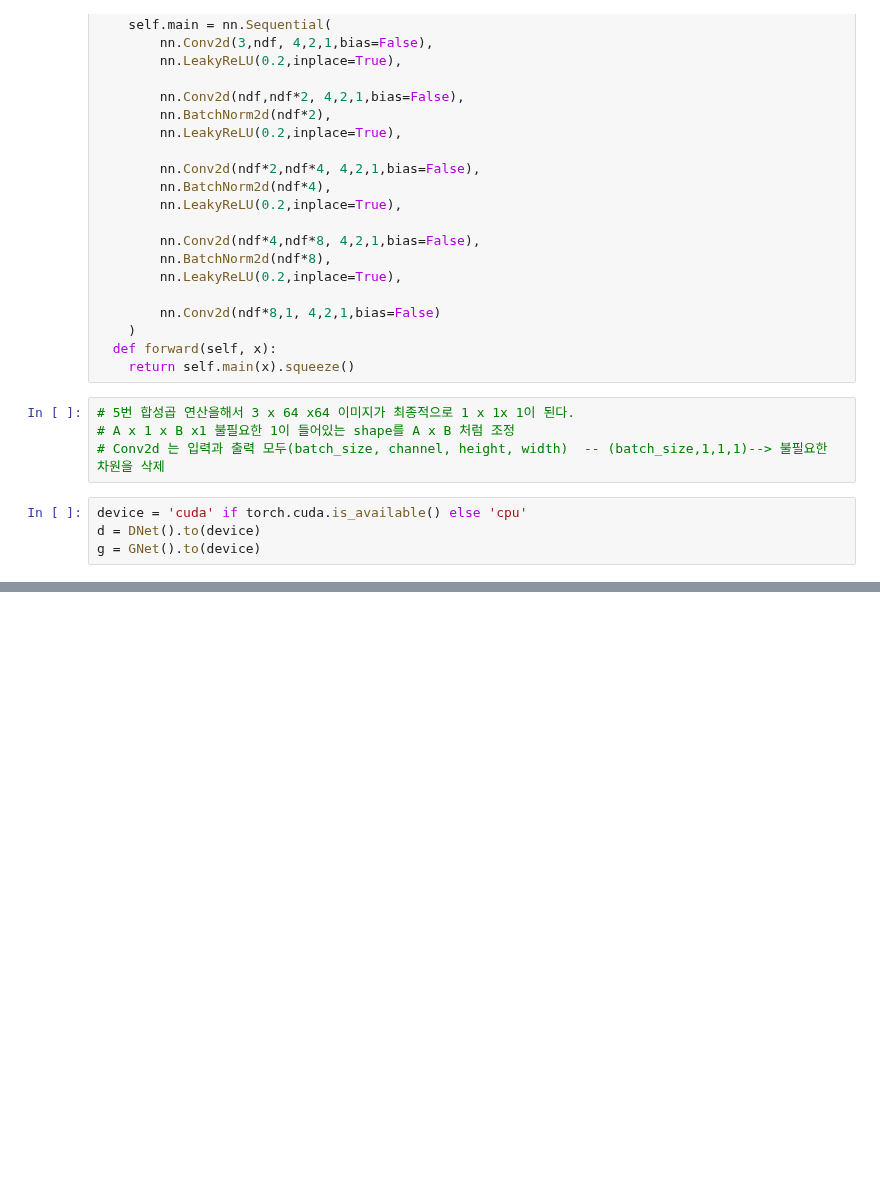
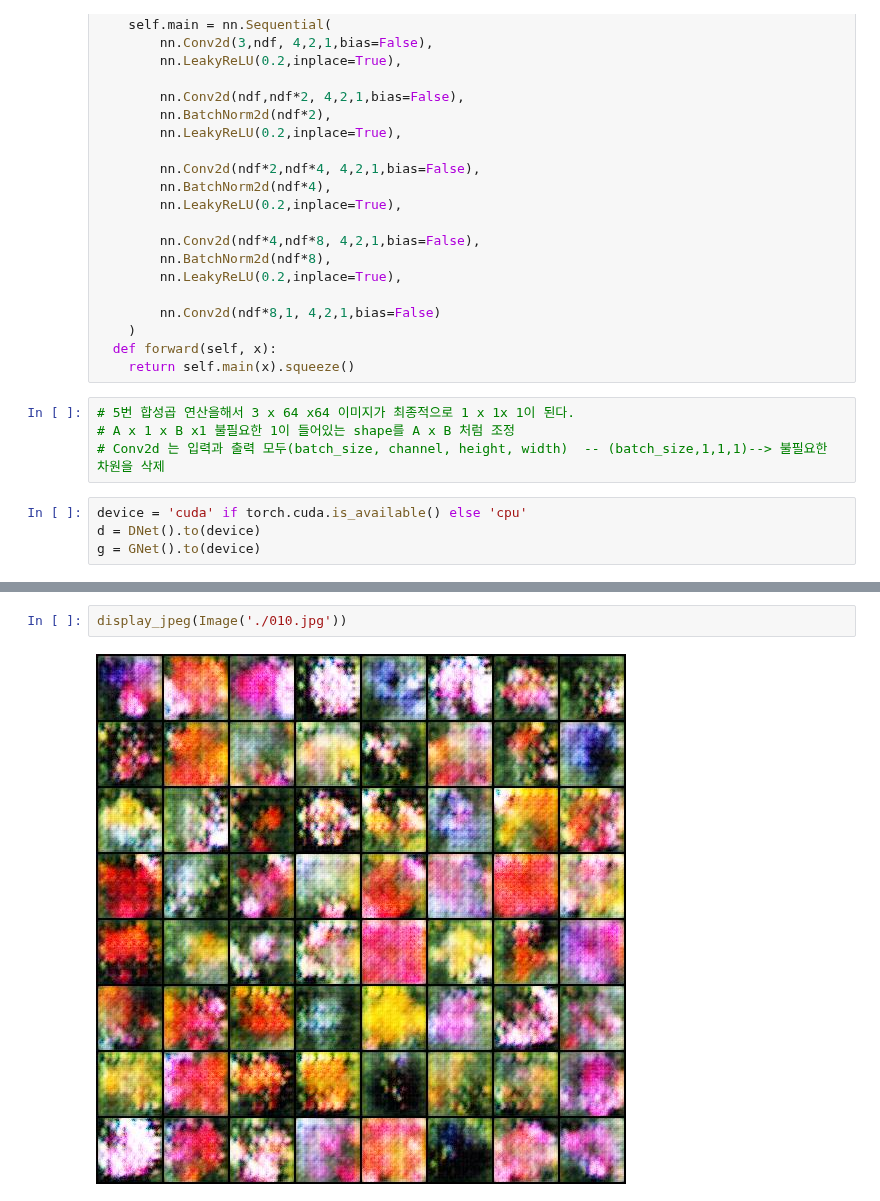
Before and after one commit to leekyuyoung20221226/python, a Jupyter notebook: 파이토치/DCGAN.ipynb, the cells around one changed output, grey strips where cells are left out. Saved outputs shown, nothing was run; the diff lists cells and outputs as text; blank space fills up the shorter version.

```diff
--- a/파이토치/DCGAN.ipynb
+++ b/파이토치/DCGAN.ipynb
@@ -129,0 +239,4 @@ fixed_z = torch.randn(batch_size, nz,1,1).to(device)
+# %%
+display_jpeg(Image('./010.jpg'))
+# %% [output]
+[figure, added]
```
Also changed, not shown: parts of 9 cells of this notebook.
